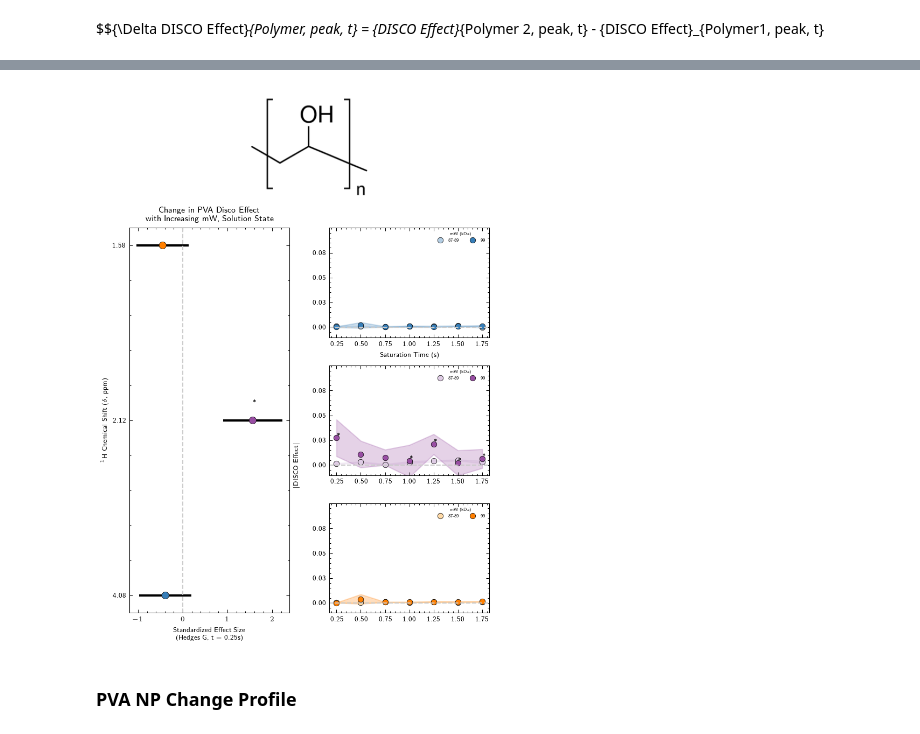
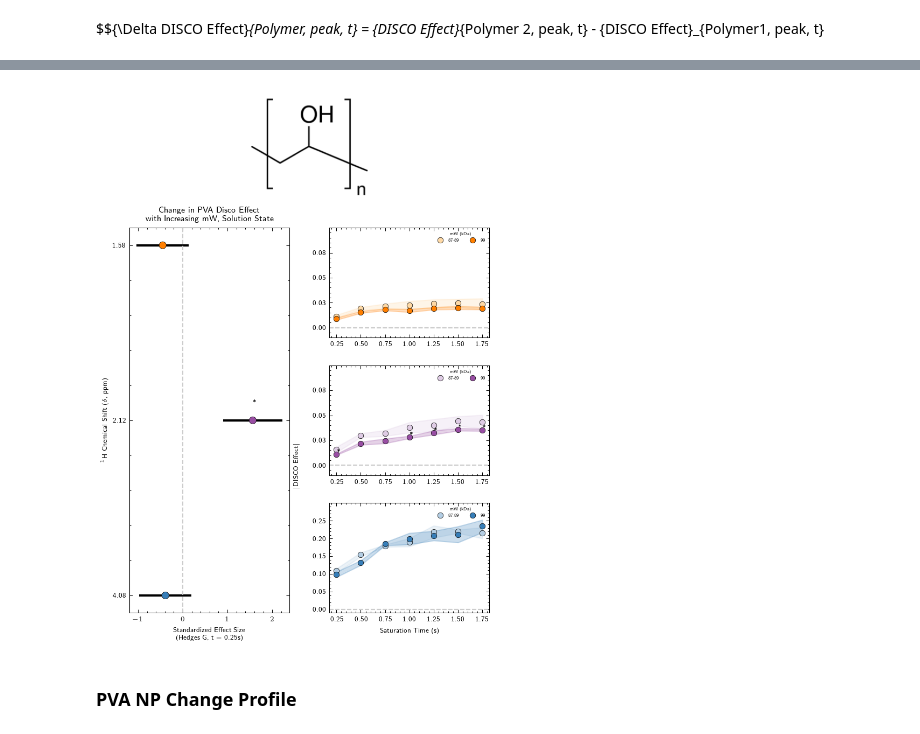
Before and after one commit to Frank-Gu-Lab/disco-np-paper, a Jupyter notebook: notebooks/polymer_profiles.ipynb, the cells around one changed output, grey strips where cells are left out. Saved outputs shown, nothing was run; the diff lists cells and outputs as text; code cells hidden in the pictures.

```diff
--- a/notebooks/polymer_profiles.ipynb
+++ b/notebooks/polymer_profiles.ipynb
@@ -207,7 +212,7 @@ fig, axd = plt.subplot_mosaic(mosaic,
 # always ensure low to high order for correct labelling
 pva_names = ["87-89", "99"]
 ppm_colors = ['#377eb8', '#984ea3', '#ff7f00', '#e41a1c', '#f781bf',
-              '#ffff33', '#4daf4a', '#a65628', '#999999']
+              '#ffff33', '#4daf4a', '#a65628', '#999999'] #update ppm colors to match previous graph (flip #ff7ff00 and #e41a1c)
 
 # low vs high per ppm
 buildup_colors9 = ['#f2f2f2',  '#999999']
@@ -242,11 +247,11 @@ axd["B"].set_ylabel("$^1$H Chemical Shift ($\delta$, ppm)")
 
 # add buildup curve subtractions for each peak
 df_list = [ppi_1_low, ppi_1_high]
-add_overlaid_buildup_toax_customlabels(df_list, axd['K'], **kwargs, **{"custom_colors": buildup_colors1})
-axd['K'].set_ylim((-0.01, 0.1))
-axd['K'].yaxis.set_ticks(np.arange(0.0, 0.1, 0.025))
-axd['K'].xaxis.set_ticks(np.arange(0.25, 2.0, 0.25))
-axd['K'].set_xlabel("Saturation Time (s)")
+add_overlaid_buildup_toax_customlabels(df_list, axd['I'], **kwargs, **{"custom_colors": buildup_colors1})
+axd['I'].set_ylim((-0.01, 0.3))
+axd['I'].yaxis.set_ticks(np.arange(0.0, 0.3, 0.05))
+axd['I'].xaxis.set_ticks(np.arange(0.25, 2.0, 0.25))
+axd['I'].set_xlabel("Saturation Time (s)")
 
 df_list = [ppi_2_low, ppi_2_high]
 add_overlaid_buildup_toax_customlabels(df_list, axd['J'], **kwargs, **{"custom_colors": buildup_colors2})
@@ -255,40 +260,40 @@ axd['J'].yaxis.set_ticks(np.arange(0.0, 0.1, 0.025))
 axd['J'].xaxis.set_ticks(np.arange(0.25, 2.0, 0.25))
 
 df_list = [ppi_3_low, ppi_3_high]
-add_overlaid_buildup_toax_customlabels(df_list, axd['I'], **kwargs, **{"custom_colors": buildup_colors3})
-axd['I'].set_ylim((-0.01, 0.1))
-axd['I'].yaxis.set_ticks(np.arange(0.0, 0.1, 0.025))
-axd['I'].xaxis.set_ticks(np.arange(0.25, 2.0, 0.25))
+add_overlaid_buildup_toax_customlabels(df_list, axd['K'], **kwargs, **{"custom_colors": buildup_colors3})
+axd['K'].set_ylim((-0.01, 0.1))
+axd['K'].yaxis.set_ticks(np.arange(0.0, 0.1, 0.025))
+axd['K'].xaxis.set_ticks(np.arange(0.25, 2.0, 0.25))
 
 
 # format legend(s)
 legends = ["I", "J", "K"]
 props = dict(boxstyle='round', facecolor='white', linewidth=1.0)
 for letter in legends:
     leg = axd[f'{letter}'].legend(
         loc='upper right', title="mW (kDa)", frameon=False, fontsize=4, ncol=2)
     leg.get_frame().set_edgecolor('k')
     leg.get_title().set_fontsize('4')
 
     # set decimal places in plot
     axd[f'{letter}'].yaxis.set_major_formatter(FormatStrFormatter('%.2f'))
     axd[f'{letter}'].xaxis.set_major_formatter(FormatStrFormatter('%.2f'))
 
 # buildup curve labels
 t = axd['J'].text(-0.20, 0.0, "$$|\mbox{DISCO Effect}|$$", ha="left", va="center", rotation=90)
 plt.tight_layout()
 
 # write to file
 output_filename = f"{output_directory}/pva_peakwisebuildups.svg"
 fig.patch.set_facecolor('white')
 fig.savefig(output_filename, dpi=500, transparent=False)
 
 # save as png
 output_filename2 = f"{output_directory}/pva_peakwisebuildups.png"
 fig.patch.set_facecolor('white')
 fig.savefig(output_filename2, dpi=500, transparent=False)
 # %% [output]
-[figure, old version]
+[figure, new version]
 # %% [markdown]
 ### PVA NP Change Profile
 # %%
```
Also changed, not shown: parts of 4 cells of this notebook, 7 other files.
